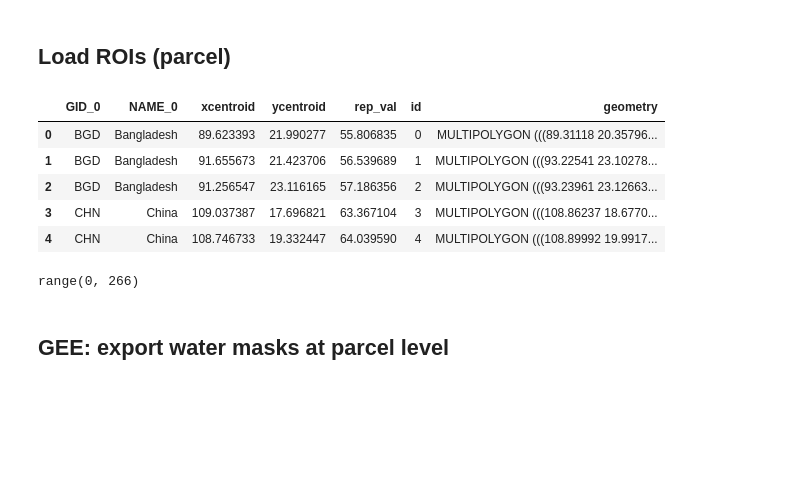
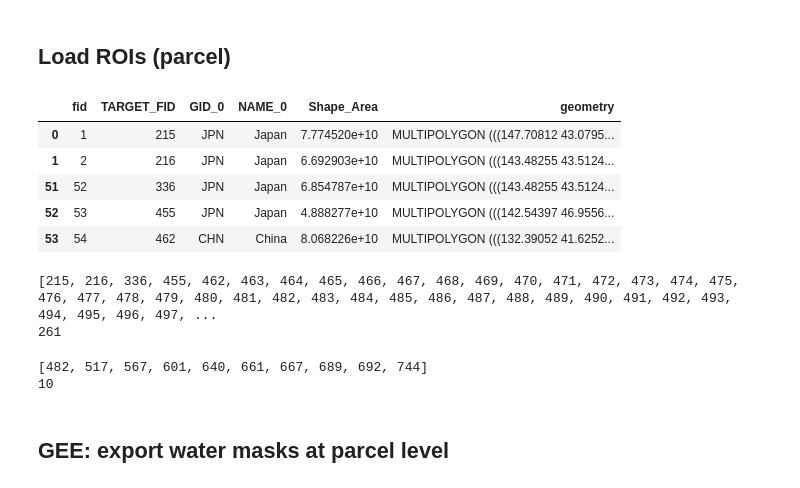
Before and after one commit to Shirobakaidou/Aquaponds, a Jupyter notebook: 04_export_waterMask.ipynb, the cells around one changed output. Cells and saved outputs as stored; diff of their text form; code cells hidden in the pictures; blank space fills up the shorter version.

```diff
--- a/04_export_waterMask.ipynb
+++ b/04_export_waterMask.ipynb
@@ -174,21 +176,34 @@ def thresholding2(image):
 # %%
 # Load all parcels
 os.chdir('/content/drive/MyDrive/THESIS_AQUAPONDS/ROI/Aquaculture_Asia_Coast_2019/Coastline_parcels_polygon')
-path_parcels = glob(os.path.join(os.getcwd(), '*.geojson'))[0]
-parcels = gpd.read_file(path_parcels)
+path_parcels = glob(os.path.join(os.getcwd(), 'parcels.geojson'))[0]
+parcels = gpd.read_file(path_parcels).sort_values('TARGET_FID')
+
 parcels.head()
 # %% [output]
-|  | GID_0 | NAME_0 | xcentroid | ycentroid | rep_val | id | geometry |
-| 0 | BGD | Bangladesh | 89.623393 | 21.990277 | 55.806835 | 0 | MULTIPOLYGON (((89.31118 20.35796... |
-| 1 | BGD | Bangladesh | 91.655673 | 21.423706 | 56.539689 | 1 | MULTIPOLYGON (((93.22541 23.10278... |
-| 2 | BGD | Bangladesh | 91.256547 | 23.116165 | 57.186356 | 2 | MULTIPOLYGON (((93.23961 23.12663... |
-| 3 | CHN | China | 109.037387 | 17.696821 | 63.367104 | 3 | MULTIPOLYGON (((108.86237 18.6770... |
-| 4 | CHN | China | 108.746733 | 19.332447 | 64.039590 | 4 | MULTIPOLYGON (((108.89992 19.9917... |
+|  | fid | TARGET_FID | GID_0 | NAME_0 | Shape_Area | geometry |
+| 0 | 1 | 215 | JPN | Japan | 7.774520e+10 | MULTIPOLYGON (((147.70812 43.0795... |
+| 1 | 2 | 216 | JPN | Japan | 6.692903e+10 | MULTIPOLYGON (((143.48255 43.5124... |
+| 51 | 52 | 336 | JPN | Japan | 6.854787e+10 | MULTIPOLYGON (((143.48255 43.5124... |
+| 52 | 53 | 455 | JPN | Japan | 4.888277e+10 | MULTIPOLYGON (((142.54397 46.9556... |
+| 53 | 54 | 462 | CHN | China | 8.068226e+10 | MULTIPOLYGON (((132.39052 41.6252... |
-# %%
-parcelID = range(len(parcels))
-parcelID
-# %% [output]
-range(0, 266)
+# %%
+# Get Parcel IDs
+parcelIDs = sorted(list(parcels['TARGET_FID']))
+print(parcelIDs)
+print(len(parcelIDs))
+# %% [output]
+[215, 216, 336, 455, 462, 463, 464, 465, 466, 467, 468, 469, 470, 471, 472, 473, 474, 475, 476, 477, 478, 479, 480, 481, 482, 483, 484, 485, 486, 487, 488, 489, 490, 491, 492, 493, 494, 495, 496, 497, ...
+261
+# %%
+# Sample 30 IDs from parcelIDs
+import random
+sampleIDs = sorted(random.sample(parcelIDs, 10))
+print(sampleIDs)
+print(len(sampleIDs))
+# %% [output]
+[482, 517, 567, 601, 640, 661, 667, 689, 692, 744]
+10
 # %%
 #parcels.to_file('parcels.geojson', driver='GeoJSON')
 with open('parcels.geojson') as f:
```
Also changed, not shown: parts of 12 cells of this notebook.
